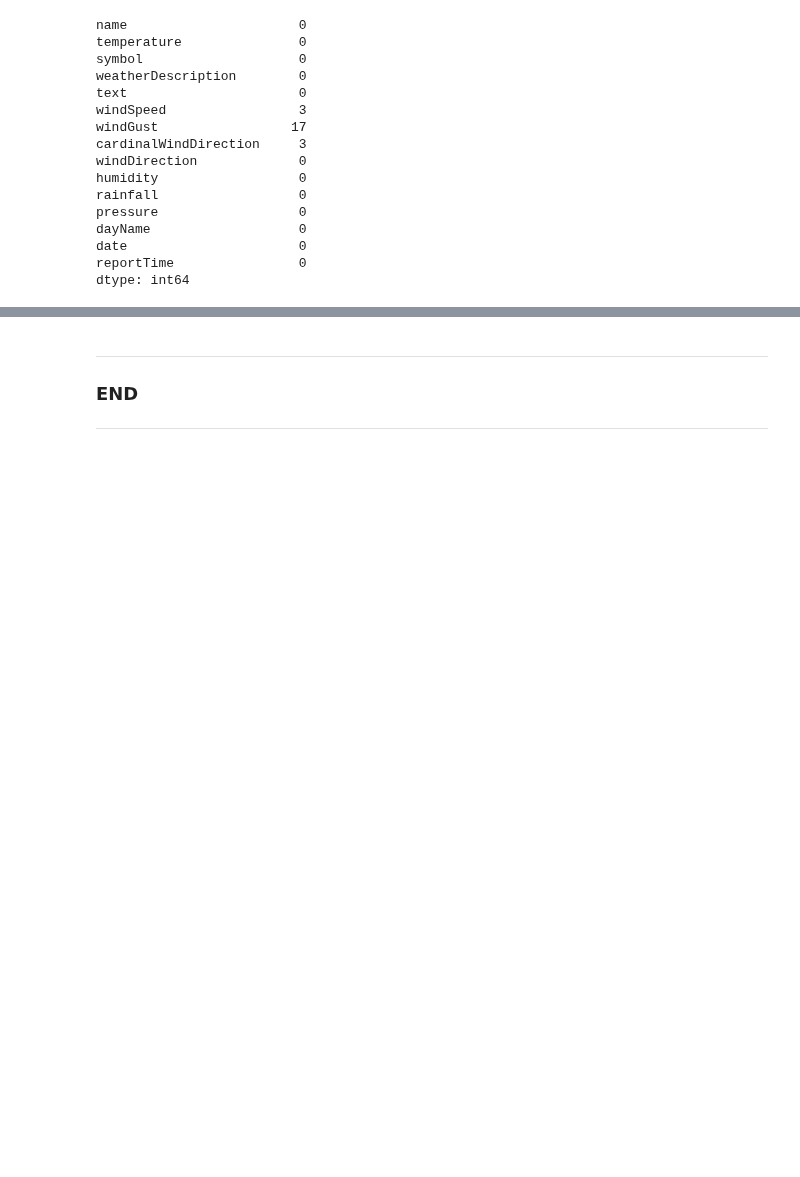
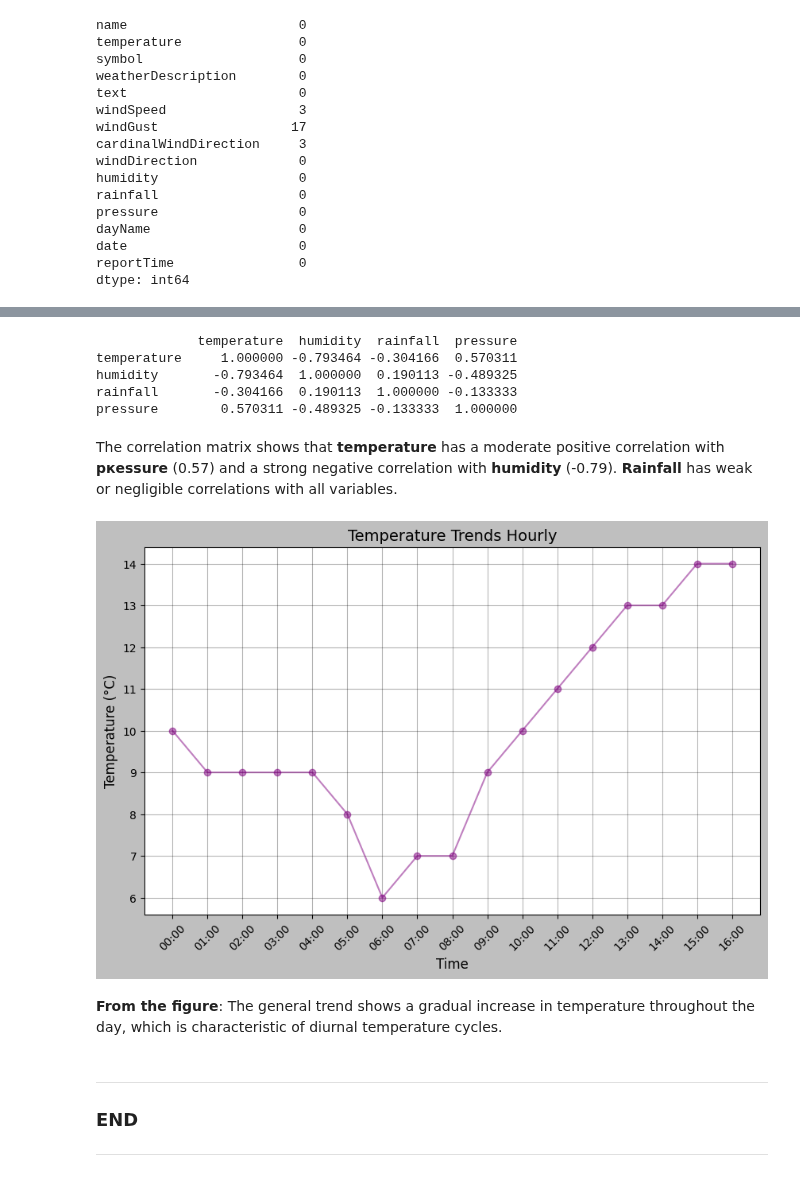
Before and after one commit to YuliiaKharchenko/computer_infrastructure, a Jupyter notebook: weather.ipynb, the cells around one changed output, grey strips where cells are left out. Cells and saved outputs as stored; diff of their text form; code cells hidden in the pictures; blank space fills up the shorter version.

```diff
--- a/weather.ipynb
+++ b/weather.ipynb
@@ -310,3 +339,39 @@ df.describe()
+# %%
+# Analyze the relationships between numerical variables.
+corr_matrix = df[['temperature', 'humidity', 'rainfall', 'pressure']].corr()
+print(corr_matrix)
+# %% [output]
+             temperature  humidity  rainfall  pressure
+temperature     1.000000 -0.793464 -0.304166  0.570311
+humidity       -0.793464  1.000000  0.190113 -0.489325
+rainfall       -0.304166  0.190113  1.000000 -0.133333
+pressure        0.570311 -0.489325 -0.133333  1.000000
+# %% [markdown]
+The correlation matrix shows that **temperature** has a moderate positive correlation with **pкessure** (0.57) and a strong negative correlation with **humidity** (-0.79). **Rainfall** has weak or negligible correlations with all variables.
+# %%
+# Temperature trends.
+
+# Choose the style.
+plt.style.use("grayscale")
+
+# Create a plot.
+fig, ax = plt.subplots(figsize=(10, 6))
+ax.plot(df['reportTime'], df['temperature'], marker='o', linestyle='-', color='purple', alpha = 0.5)
+
+# Add titles and labels
+ax.set_title('Temperature Trends Hourly', fontsize=14)
+ax.set_xlabel('Time', fontsize=12)
+ax.set_ylabel('Temperature (°C)', fontsize=12)
+
+# Rotate x-axis labels
+plt.xticks(rotation=45)
+
+ax.grid(alpha=0.3);
+# %% [output]
+[figure, added]
+# %% [markdown]
+**From the figure**:
+The general trend shows a gradual increase in temperature throughout the day, which is characteristic of diurnal temperature cycles.
 # %% [markdown]
 ***
 ### END
```
Also changed, not shown: parts of 7 cells of this notebook.
